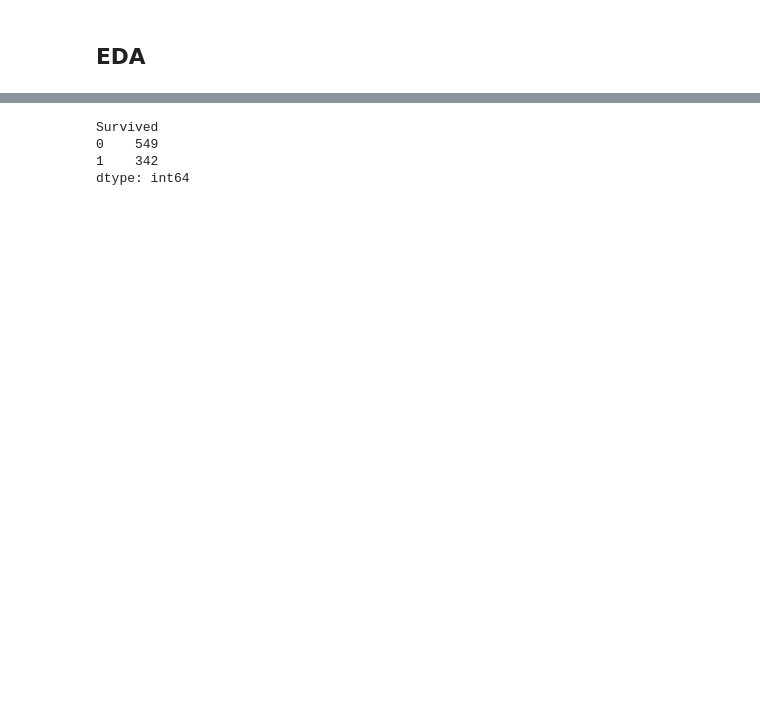
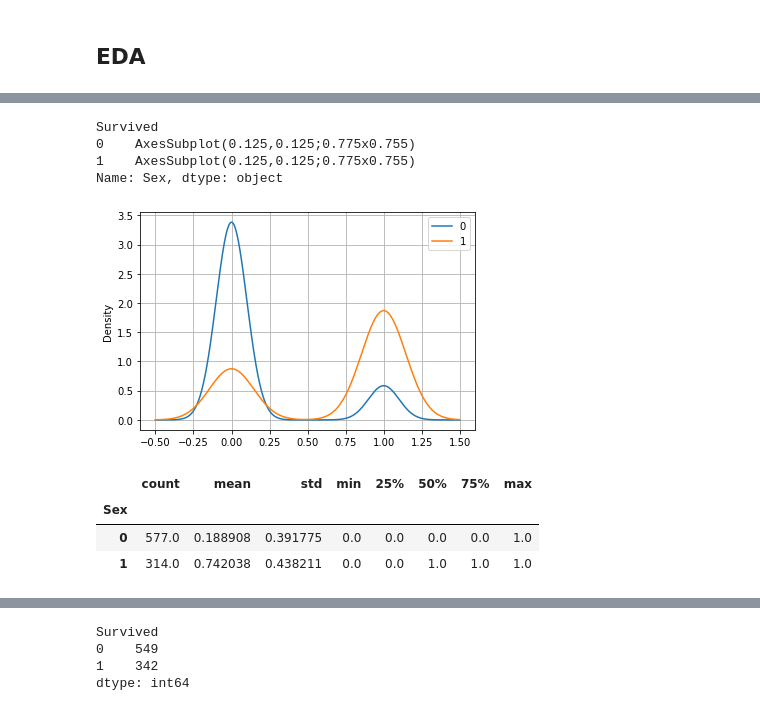
Before and after one commit to jenny-chou/Kaggle-Titanic, a Jupyter notebook: Kaggle_Titanic.ipynb, the cells around one changed output, grey strips where cells are left out. Cells and saved outputs as stored; diff of their text form; code cells hidden in the pictures; blank space fills up the shorter version.

```diff
--- a/Kaggle_Titanic.ipynb
+++ b/Kaggle_Titanic.ipynb
@@ -162,9 +146,0 @@ test.Age.fillna(train.Age.mean(), inplace=True)
-# %%
-train.Fare.fillna(train.Fare.mean(), inplace=True)
-test.Fare.fillna(train.Fare.mean(), inplace=True)
-# %%
-train['HasCabin'] = 1-train.Cabin.isnull().astype(int)
-test['HasCabin'] = 1-test.Cabin.isnull().astype(int)
-# %%
-train.drop(columns=['Name', 'Cabin', 'Ticket'], inplace=True)
-test.drop(columns=['Name', 'Cabin', 'Ticket'], inplace=True)
@@ -275,0 +215,21 @@ None
+# %%
+# Encode Sex: Men = 0, Female = 1
+train.Sex = (train.Sex == 'female').astype(int)
+test.Sex = (test.Sex == 'female').astype(int)
+# %%
+# Plot survived=1 to deceased=0 ratio of men/women
+train.groupby(['Survived']).Sex.plot.density(legend=True, grid=True, xlabel="Sex")
+# %% [output]
+Survived
+0    AxesSubplot(0.125,0.125;0.775x0.755)
+1    AxesSubplot(0.125,0.125;0.775x0.755)
+Name: Sex, dtype: object
+[figure, added]
+# %%
+# Survival rate
+train.groupby(['Sex']).Survived.describe()
+# %% [output]
+|  | count | mean | std | min | 25% | 50% | 75% | max |
+| Sex |  |  |  |  |  |  |  |  |
+| 0 | 577.0 | 0.188908 | 0.391775 | 0.0 | 0.0 | 0.0 | 0.0 | 1.0 |
+| 1 | 314.0 | 0.742038 | 0.438211 | 0.0 | 0.0 | 1.0 | 1.0 | 1.0 |
```
Also changed, not shown: parts of 127 cells of this notebook, 2 other files.
